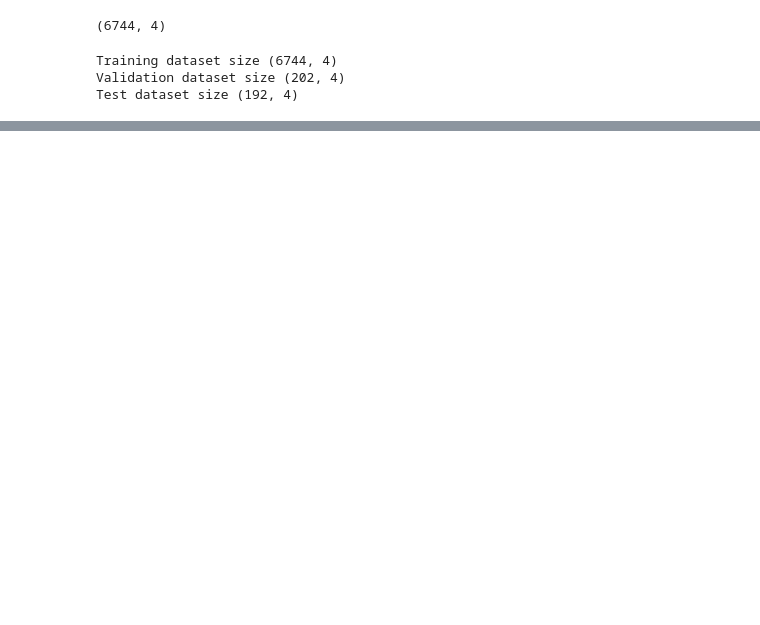
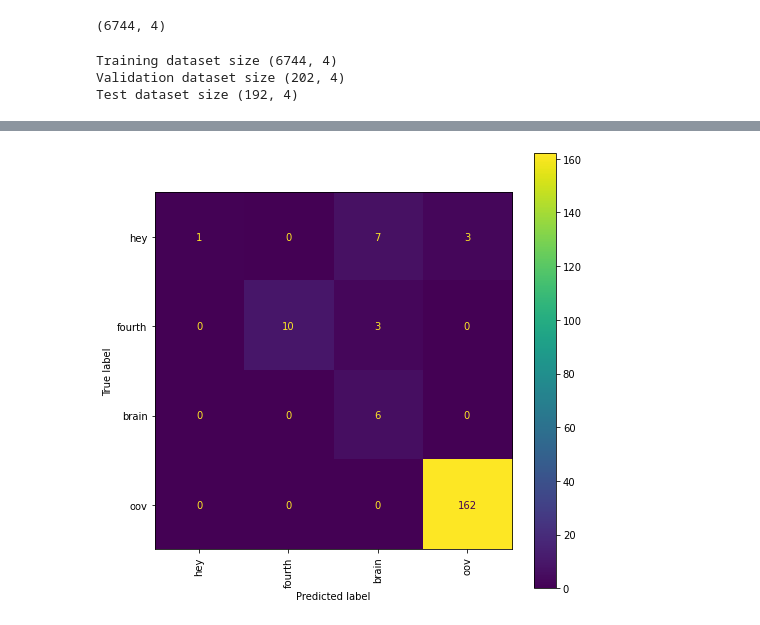
Before and after one commit to rajashekar/colab, a Jupyter notebook: wake_word_scratch.ipynb, the cells around one changed output, grey strips where cells are left out. Drawn from its saved outputs; the diff is of its cells as text; code cells hidden in the pictures; blank space fills up the shorter version.

```diff
--- a/wake_word_scratch.ipynb
+++ b/wake_word_scratch.ipynb
@@ -527,0 +688,4 @@ train_dl = tud.DataLoader(train_ds,
+# %%
+device = torch.device("cuda:0" if torch.cuda.is_available() else "cpu")
+model.to(device)
+model
@@ -527,0 +713,8 @@ train_dl = tud.DataLoader(train_ds,
+# %%
+learning_rate = 0.001
+weight_decay = 0.0
+lr_decay = 0.75
+
+criterion = nn.CrossEntropyLoss()
+params = list(filter(lambda x: x.requires_grad, model.parameters()))
+optimizer = AdamW(params, learning_rate, weight_decay=weight_decay)
@@ -527,0 +793,8 @@ train_dl = tud.DataLoader(train_ds,
+# %%
+# check if CUDA is available
+train_on_gpu = torch.cuda.is_available()
+
+if not train_on_gpu:
+    print('CUDA is not available.  Training on CPU ...')
+else:
+    print('CUDA is available!  Training on GPU ...')
@@ -527,0 +803,65 @@ train_dl = tud.DataLoader(train_ds,
+# %%
+from sklearn.metrics import confusion_matrix, classification_report, ConfusionMatrixDisplay
+
+# track test loss
+test_loss = 0.0
+classes = wake_words[:]
+# oov
+classes.append("oov")
+class_correct = list(0. for i in range(len(classes)))
+class_total = list(0. for i in range(len(classes)))
+
+actual = []
+predictions = []
+
+model.eval()
+# iterate over test data
+for batch in test_dl:
+    # move tensors to GPU if CUDA is available
+    audio_data = batch['audio'].to(device)
+    labels = batch['labels'].to(device)
+    # forward pass: compute predicted outputs by passing inputs to the model
+    mel_audio_data = audio_transform(audio_data)
+    output = model(mel_audio_data)
+    # calculate the batch loss
+    loss = criterion(output, labels)
+    # update test loss
+    test_loss += loss.item()*audio_data.size(0)
+    # convert output probabilities to predicted class
+    _, pred = torch.max(output, 1)
+    # compare predictions to true label
+    correct_tensor = pred.eq(labels.data.view_as(pred))
+    correct = np.squeeze(correct_tensor.numpy()) if not train_on_gpu else np.squeeze(correct_tensor.cpu().numpy())
+    # calculate test accuracy for each object class
+    for i in range(labels.shape[0]):
+        label = labels.data[i]
+        class_correct[label.long()] += correct[i].item()
+        class_total[label.long()] += 1
+        # for confusion matrix
+        actual.append(classes[labels.data[i].long().item()])
+        predictions.append(classes[pred.data[i].item()])
+
+# plot confusion matrix
+cm = confusion_matrix(actual, predictions, labels=classes)
+print(classification_report(actual, predictions))
+cmp = ConfusionMatrixDisplay(cm, classes)
+fig, ax = plt.subplots(figsize=(8,8))
+cmp.plot(ax=ax, xticks_rotation='vertical')
+
+
+# average test loss
+test_loss = test_loss/len(test_ds)
+print('Test Loss: {:.6f}\n'.format(test_loss))
+
+for i in range(len(classes)):
+    if class_total[i] > 0:
+        print('Test Accuracy of %5s: %2d%% (%2d/%2d)' % (
+            classes[i], 100 * class_correct[i] / class_total[i],
+            np.sum(class_correct[i]), np.sum(class_total[i])))
+    else:
+        print('Test Accuracy of %5s: N/A (no training examples)' % (classes[i]))
+
+print('\nTest Accuracy (Overall): %2d%% (%2d/%2d)' % (
+    100. * np.sum(class_correct) / np.sum(class_total),
+    np.sum(class_correct), np.sum(class_total)))
+# %% [output]
@@ -527,0 +887 @@ train_dl = tud.DataLoader(train_ds,
+[figure, added]
```
Also changed, not shown: parts of 48 cells of this notebook.
